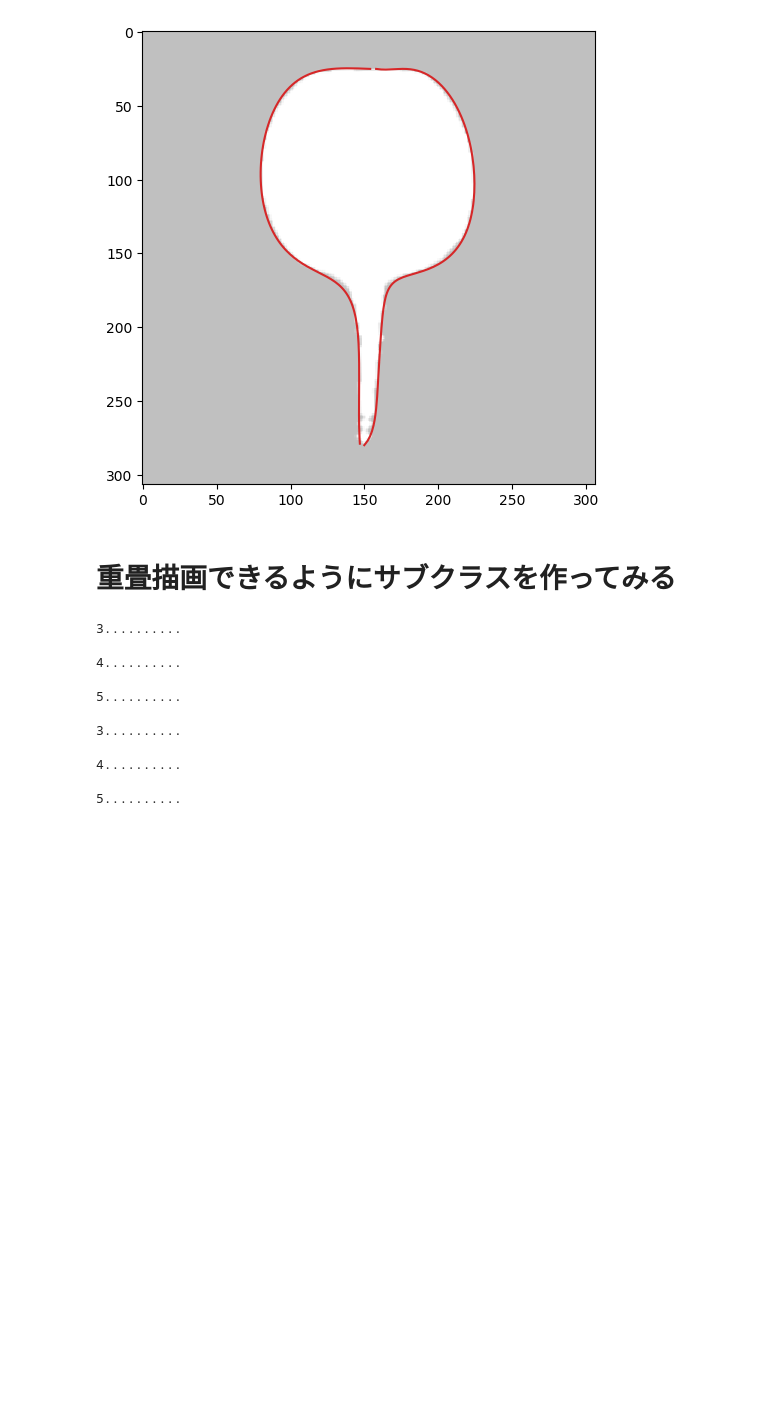
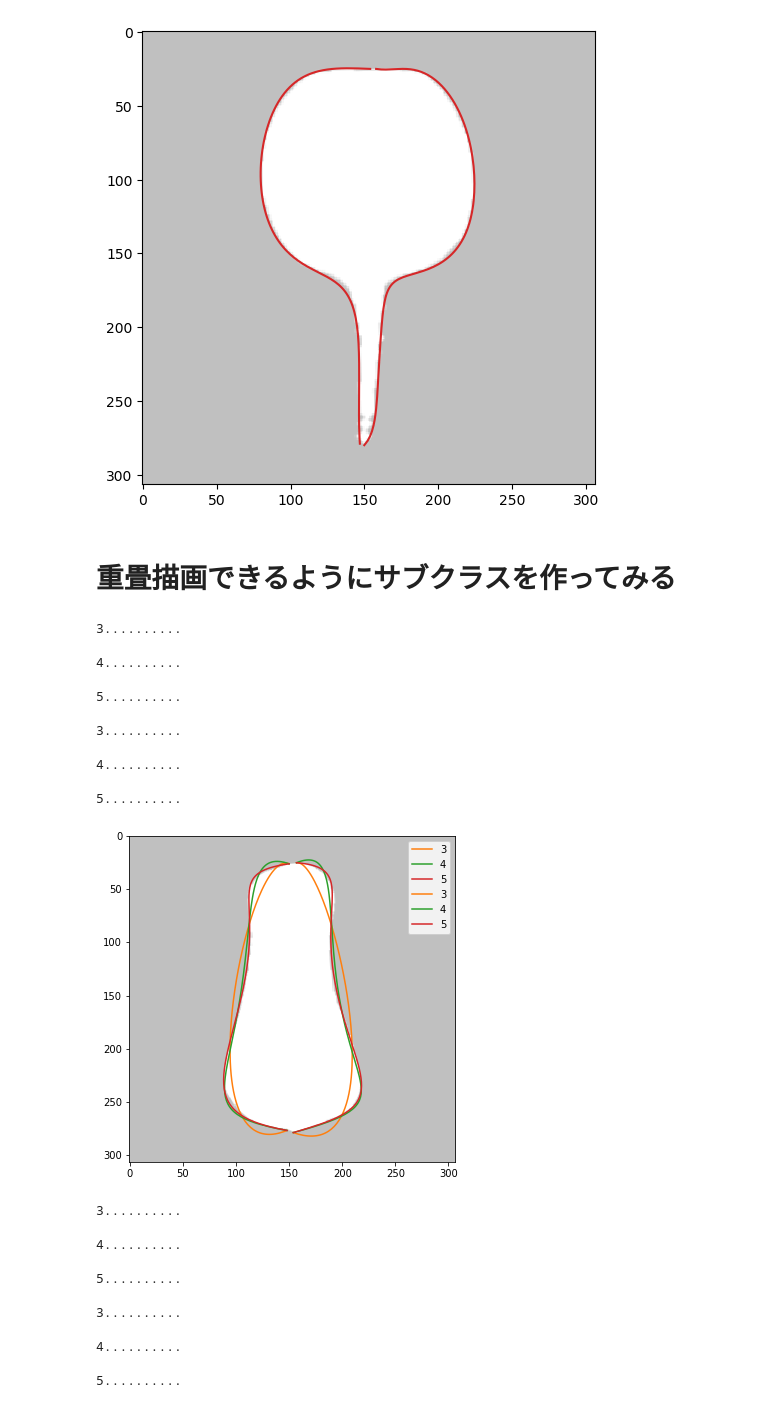
Before and after one commit to iciromaco/RadiShLab, a Jupyter notebook: N006_ベジエ曲線あてはめ.ipynb, the cells around one changed output. Drawn from its saved outputs; the diff is of its cells as text; code cells hidden in the pictures; blank space fills up the shorter version.

```diff
--- a/N006_ベジエ曲線あてはめ.ipynb
+++ b/N006_ベジエ曲線あてはめ.ipynb
@@ -636,6 +636,21 @@ def Demo(imgnum,samples=32,Nfrom=3,Nto=5,pfL=None,pfR=None,withFig=[999],errorTh
     cpsR,fR,NR,errorR = bezR.fit3(img=img,Nfrom=Nfrom,Nto=Nto,withError=True,prefunc=pfR,withFig=withFig,errorThres=errorThres)
     plt.legend()
     return fL,fR,NL,NR
+# %%
+fL,fR,NL,NR = Demo(0,Nfrom=3,Nto=5)
+# %% [output]
+3..........
+
+4..........
+
+5..........
+
+3..........
+
+4..........
+
+5..........
+[figure, added]
 # %%
 fLlist,fRlist=[],[]
 fL,fR,NL,NR = Demo(0,Nfrom=3,Nto=5)
```
Also changed, not shown: parts of 2 cells of this notebook, 2 other files.
